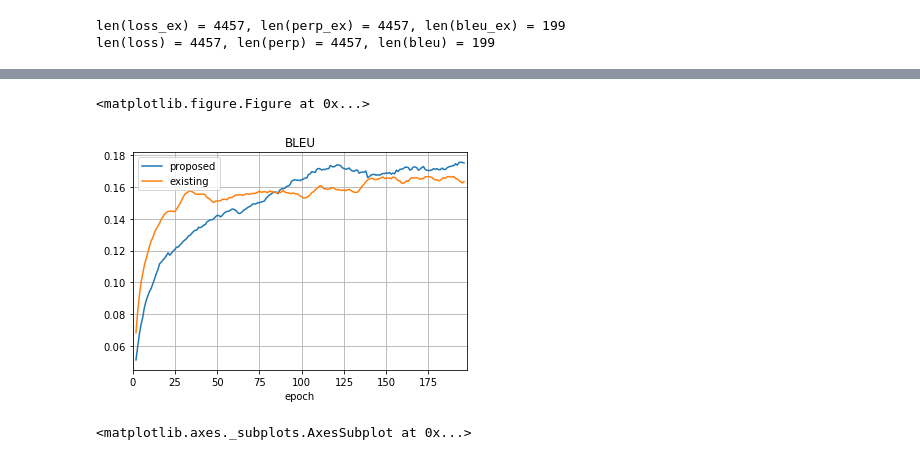
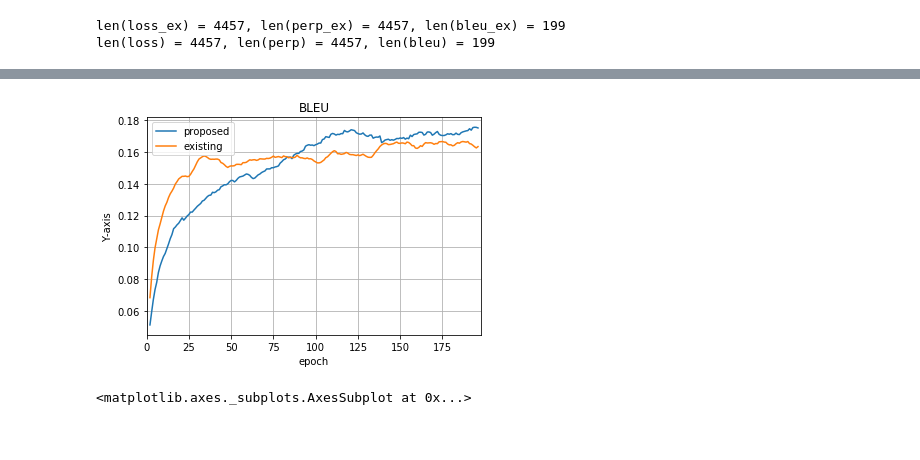
Before and after one commit to tttakano/DeepLearning, a Jupyter notebook: chiner_seq2seqex/check.ipynb, the cells around one changed output, grey strips where cells are left out. Drawn from its saved outputs; the diff is of its cells as text; code cells hidden in the pictures.

Commit message:
add Figure

```diff
--- a/chiner_seq2seqex/check.ipynb
+++ b/chiner_seq2seqex/check.ipynb
@@ -58,25 +61,22 @@ plt.close('all')
 # %%
 %matplotlib inline
 import pandas as pd
-from matplotlib.backends.backend_pdf import PdfPages
+import matplotlib.pyplot as plt
 
 
 df = pd.DataFrame({'existing': bleu_ex})
 roll = df.rolling(5, center=True).mean()
 df_ex = pd.DataFrame({'proposed': bleu})
 roll_ex = df_ex.rolling(5, center=True).mean()
 df['epoch'] = [i for i in range(199)]
 df['existing'] = roll
 df['proposed'] = roll_ex
 # df_s['bleu_ex'] = bleu_ex
-pdf = PdfPages('loss.pdf')
-plt.figure()
 df.plot(x='epoch', y=['proposed', 'existing'], title = 'BLEU', grid = True)
-pdf.savefig()
-pdf.close()
+plt.ylabel("Y-axis")
+plt.savefig('bleu.png')
 # %% [output]
-<matplotlib.figure.Figure at 0x...>
-[figure, old version]
+[figure, new version]
 # %%
 %matplotlib inline
 import pandas as pd
```
Also changed, not shown: parts of 1 cell of this notebook, 6 other files.
